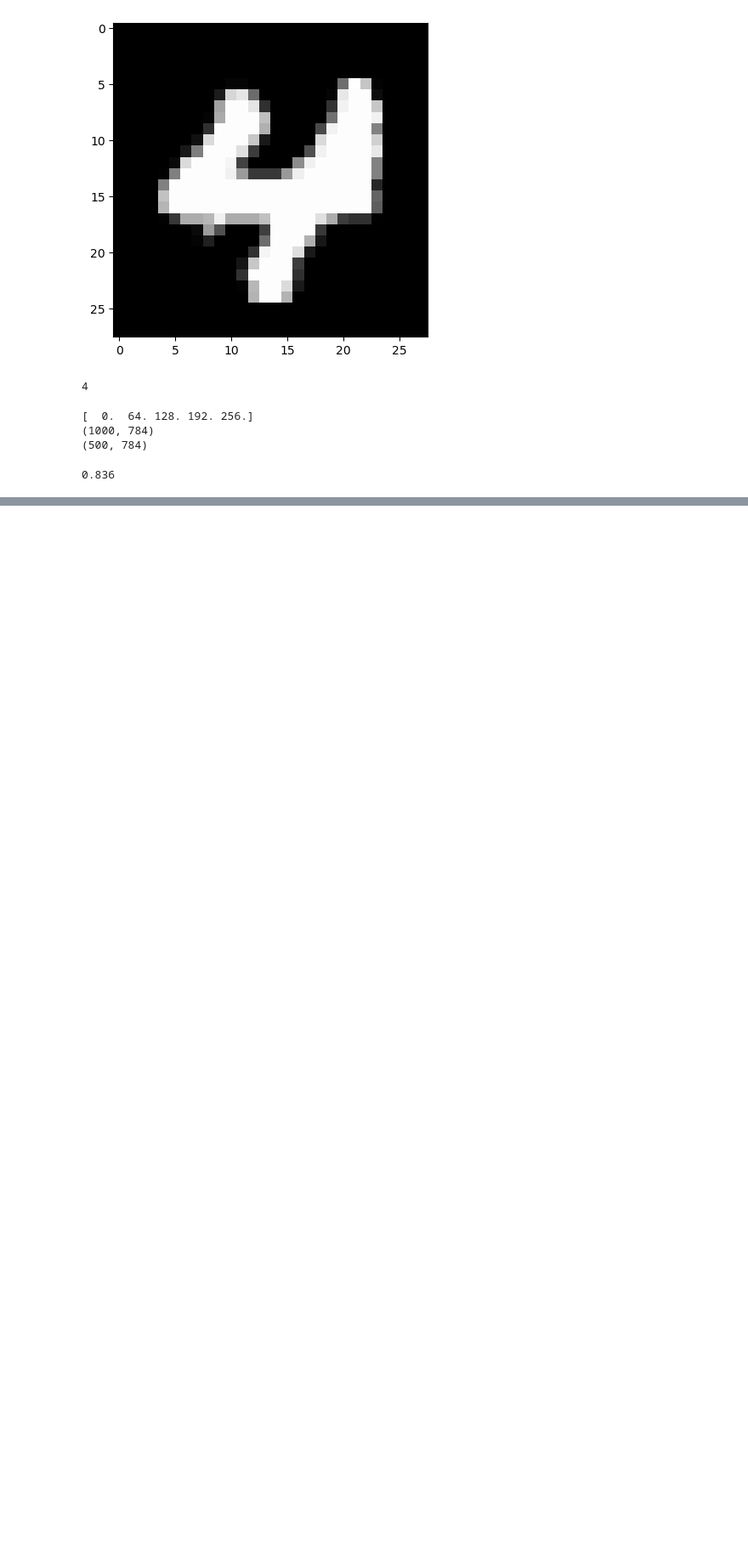
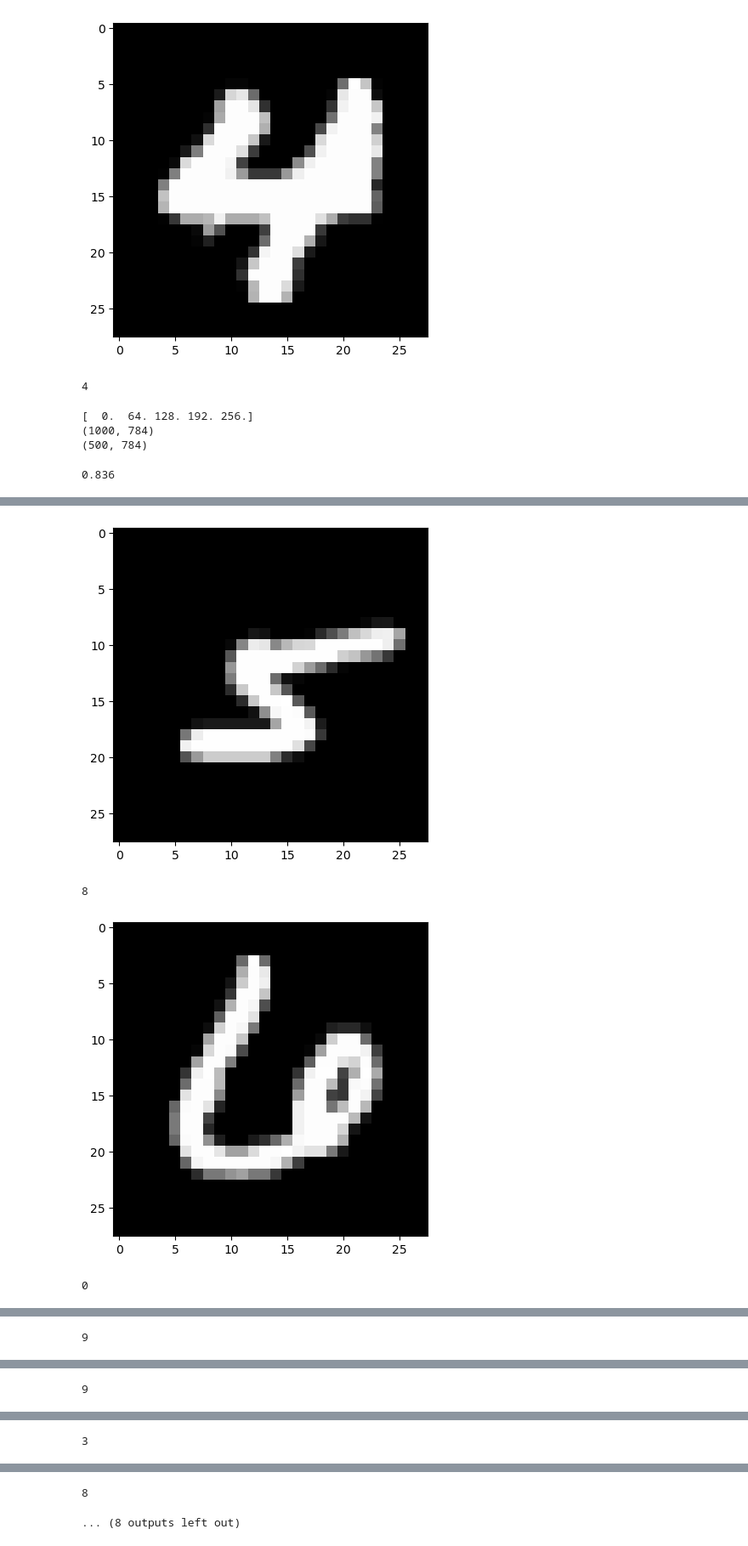
Before and after one commit to Stefantim13/ML, a Jupyter notebook: lab1/lab1.ipynb, the cells around one changed output, grey strips where cells are left out. Shown at 85% size. Saved outputs shown, nothing was run; the diff lists cells and outputs as text; code cells hidden in the pictures; blank space fills up the shorter version.

```diff
--- a/lab1/lab1.ipynb
+++ b/lab1/lab1.ipynb
@@ -42,7 +42,11 @@ naive_bayes_model.score(x_test, test_labels)
 # %% [output]
 0.836
 # %%
-for num_bins in [3, 5, 7, 9, 11]:
-    bins = np.linspace(start=0, stop=255+1, num=num_bins)
-    x_train = num_bins(train_images, bins)
-    x_test = num_bins(test_images, bins)
+for num_bins in [1, 3, 5, 7, 9, 11]:
+    bins = np.linspace(start=0, stop=255+1, num=num_bins + 1)
+    x_train = value_to_bin(train_images, bins)
+    x_test = value_to_bin(test_images, bins)
+    naive_bayes_model = MultinomialNB()
+    naive_bayes_model.fit(x_train, train_labels)
+    score = naive_bayes_model.score(x_test,test_labels)
+    print(f"{num_bins=}: {score=}")
@@ -48,0 +60,20 @@ for num_bins in [3, 5, 7, 9, 11]:
+# %%
+bins = np.linspace(start=0, stop=255+1, num=num_bins + 1)
+x_train = value_to_bin(train_images, bins)
+x_test = value_to_bin(test_images, bins)
+naive_bayes_model = MultinomialNB()
+naive_bayes_model.fit(x_train, train_labels)
+pred = naive_bayes_model.predict(x_test)
+wrong_sample = test_images[pred != test_labels]
+wrong_pred = pred[pred != test_labels]
+for i in range(10):
+    image = wrong_sample[i]
+    image = np.reshape(image, (28,28))
+    plt.imshow(image.astype(np.uint8), cmap = 'gray')
+    plt.show()
+    print(wrong_pred[i])
+# %% [output]
+[figure, added]
+8
+[figure, added]
+0
@@ -48,0 +81 @@ for num_bins in [3, 5, 7, 9, 11]:
+9
@@ -48,0 +83 @@ for num_bins in [3, 5, 7, 9, 11]:
+9
@@ -48,0 +85 @@ for num_bins in [3, 5, 7, 9, 11]:
+3
@@ -48,0 +87,2 @@ for num_bins in [3, 5, 7, 9, 11]:
+8
+... (8 outputs left out)
```
Also changed, not shown: parts of 3 cells of this notebook, 13 other files.
